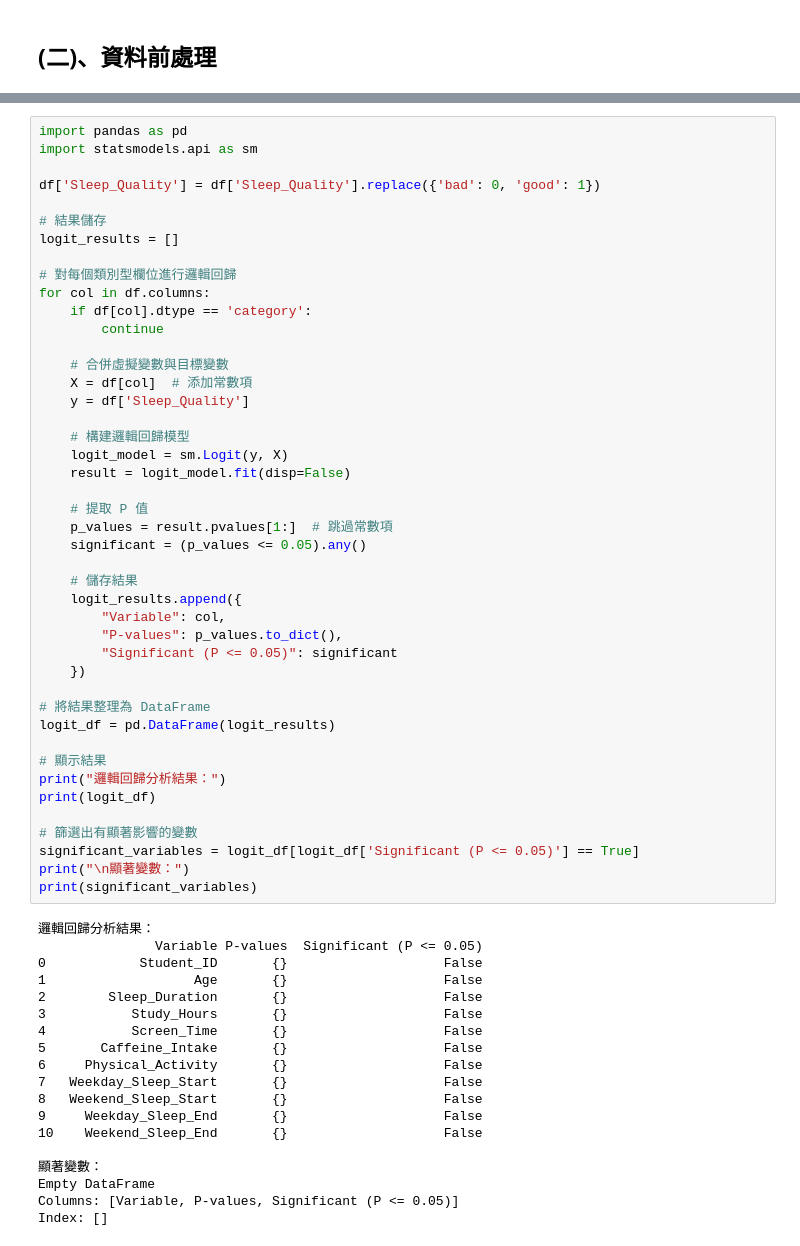
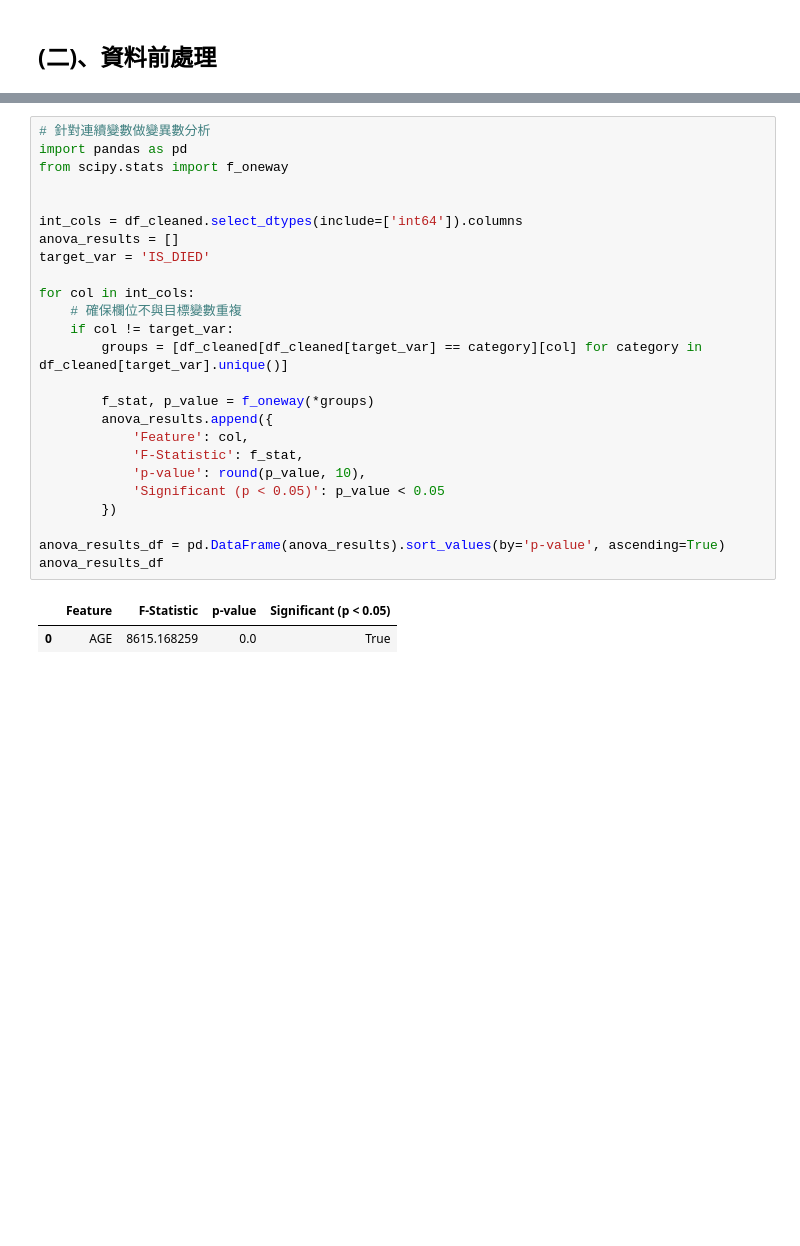
Before and after one commit to nickchen1998/FJU-ML-HW, a Jupyter notebook: covid-19_mortality_predict.ipynb, the cells around one changed output, grey strips where cells are left out. Cells and saved outputs as stored; diff of their text form; blank space fills up the shorter version.

```diff
--- a/covid-19_mortality_predict.ipynb
+++ b/covid-19_mortality_predict.ipynb
@@ -205,63 +228,28 @@ chi2_results_df
 # %%
+# 針對連續變數做變異數分析
 import pandas as pd
-import statsmodels.api as sm
+from scipy.stats import f_oneway
 
-df['Sleep_Quality'] = df['Sleep_Quality'].replace({'bad': 0, 'good': 1})
 
-# 結果儲存
-logit_results = []
+int_cols = df_cleaned.select_dtypes(include=['int64']).columns
+anova_results = []
+target_var = 'IS_DIED'
 
-# 對每個類別型欄位進行邏輯回歸
-for col in df.columns:
-    if df[col].dtype == 'category':
-        continue
+for col in int_cols:
+    # 確保欄位不與目標變數重複
+    if col != target_var:
+        groups = [df_cleaned[df_cleaned[target_var] == category][col] for category in df_cleaned[target_var].unique()]
 
-    # 合併虛擬變數與目標變數
-    X = df[col]  # 添加常數項
-    y = df['Sleep_Quality']
+        f_stat, p_value = f_oneway(*groups)
+        anova_results.append({
+            'Feature': col,
+            'F-Statistic': f_stat,
+            'p-value': round(p_value, 10),
+            'Significant (p < 0.05)': p_value < 0.05
+        })
 
-    # 構建邏輯回歸模型
-    logit_model = sm.Logit(y, X)
-    result = logit_model.fit(disp=False)
-
-    # 提取 P 值
-    p_values = result.pvalues[1:]  # 跳過常數項
-    significant = (p_values <= 0.05).any()
-
-    # 儲存結果
-    logit_results.append({
-        "Variable": col,
-        "P-values": p_values.to_dict(),
-        "Significant (P <= 0.05)": significant
-    })
-
-# 將結果整理為 DataFrame
-logit_df = pd.DataFrame(logit_results)
-
-# 顯示結果
-print("邏輯回歸分析結果：")
-print(logit_df)
-
-# 篩選出有顯著影響的變數
-significant_variables = logit_df[logit_df['Significant (P <= 0.05)'] == True]
-print("\n顯著變數：")
-print(significant_variables)
+anova_results_df = pd.DataFrame(anova_results).sort_values(by='p-value', ascending=True)
+anova_results_df
 # %% [output]
-邏輯回歸分析結果：
-               Variable P-values  Significant (P <= 0.05)
-0            Student_ID       {}                    False
-1                   Age       {}                    False
-2        Sleep_Duration       {}                    False
-3           Study_Hours       {}                    False
-4           Screen_Time       {}                    False
-5       Caffeine_Intake       {}                    False
-6     Physical_Activity       {}                    False
-7   Weekday_Sleep_Start       {}                    False
-8   Weekend_Sleep_Start       {}                    False
-9     Weekday_Sleep_End       {}                    False
-10    Weekend_Sleep_End       {}                    False
-
-顯著變數：
-Empty DataFrame
-Columns: [Variable, P-values, Significant (P <= 0.05)]
-Index: []
+|  | Feature | F-Statistic | p-value | Significant (p < 0.05) |
+| 0 | AGE | 8615.168259 | 0.0 | True |
```
Also changed, not shown: parts of 10 cells of this notebook.
